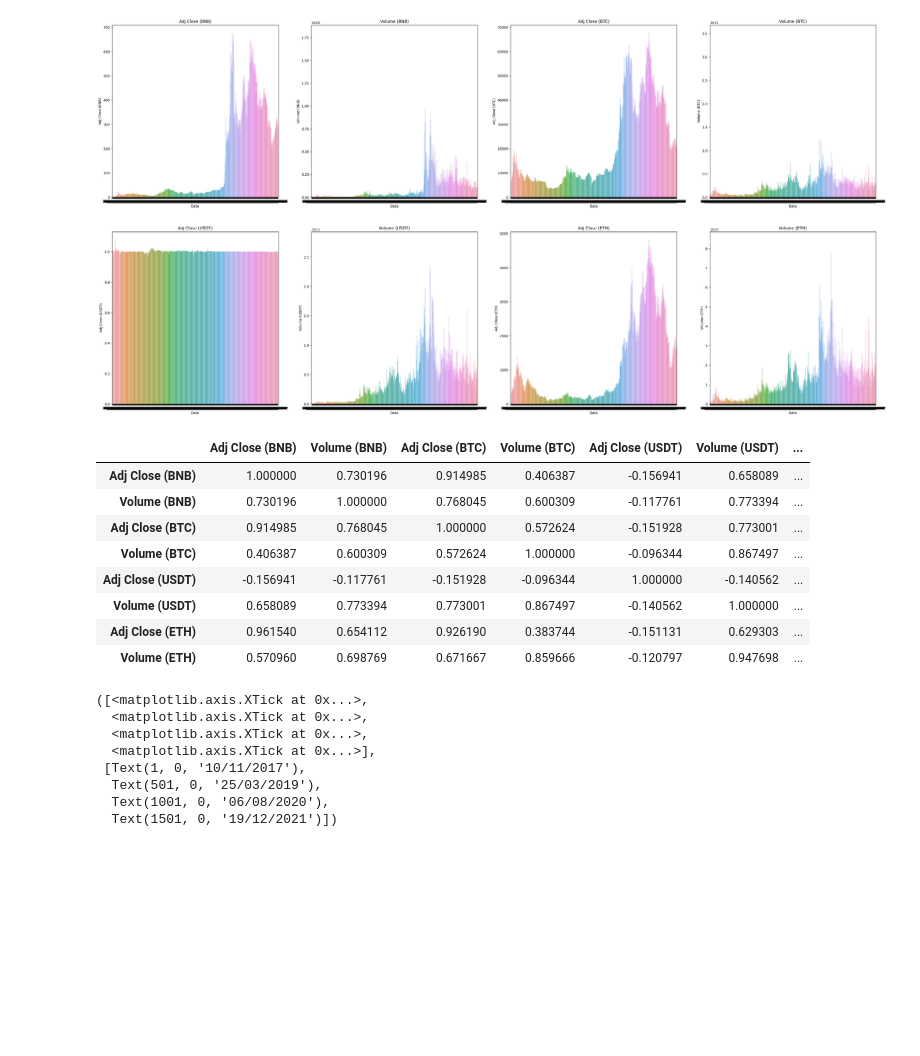
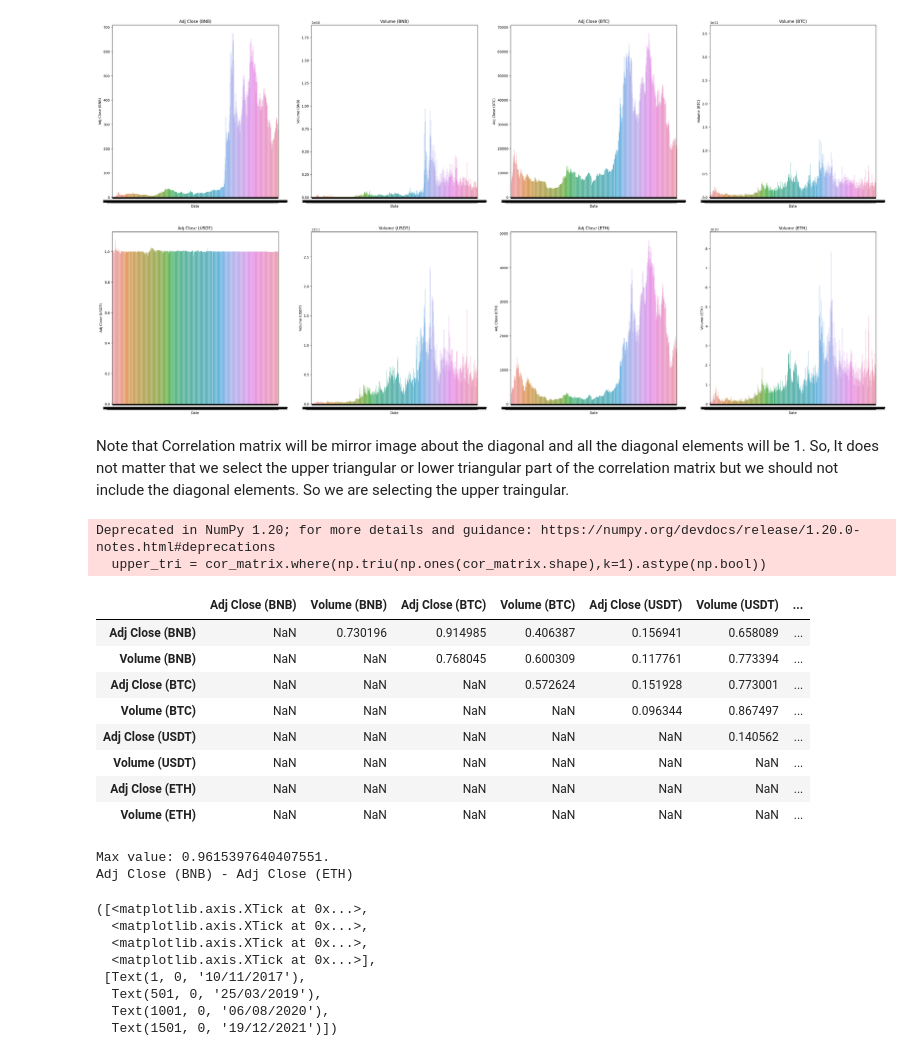
Before and after one commit to Terlok/DataScience, a Jupyter notebook: CourseWork/Code.ipynb, the cells around one changed output. Drawn from its saved outputs; the diff is of its cells as text; code cells hidden in the pictures; blank space fills up the shorter version.

```diff
--- a/CourseWork/Code.ipynb
+++ b/CourseWork/Code.ipynb
@@ -217,16 +218,34 @@ for i in range(8):
   axes[int(i/4), i%4].set_title(f'{columns[i]}')
 # %% [output]
 [figure]
-# %%
-data_normalized.corr(method='pearson')
-# %% [output]
-|  | Adj Close (BNB) | Volume (BNB) | Adj Close (BTC) | Volume (BTC) | Adj Close (USDT) | Volume (USDT) | ... |
-| Adj Close (BNB) | 1.000000 | 0.730196 | 0.914985 | 0.406387 | -0.156941 | 0.658089 | ... |
-| Volume (BNB) | 0.730196 | 1.000000 | 0.768045 | 0.600309 | -0.117761 | 0.773394 | ... |
-| Adj Close (BTC) | 0.914985 | 0.768045 | 1.000000 | 0.572624 | -0.151928 | 0.773001 | ... |
-| Volume (BTC) | 0.406387 | 0.600309 | 0.572624 | 1.000000 | -0.096344 | 0.867497 | ... |
-| Adj Close (USDT) | -0.156941 | -0.117761 | -0.151928 | -0.096344 | 1.000000 | -0.140562 | ... |
-| Volume (USDT) | 0.658089 | 0.773394 | 0.773001 | 0.867497 | -0.140562 | 1.000000 | ... |
-| Adj Close (ETH) | 0.961540 | 0.654112 | 0.926190 | 0.383744 | -0.151131 | 0.629303 | ... |
-| Volume (ETH) | 0.570960 | 0.698769 | 0.671667 | 0.859666 | -0.120797 | 0.947698 | ... |
+# %% [markdown]
+Note that Correlation matrix will be mirror image about the diagonal and all the diagonal elements will be 1. So, It does not matter that we select the upper triangular or lower triangular part of the correlation matrix but we should not include the diagonal elements. So we are selecting the upper traingular.
+# %%
+cor_matrix = data_normalized.corr(method='pearson').abs()
+upper_tri = cor_matrix.where(np.triu(np.ones(cor_matrix.shape),k=1).astype(np.bool))
+upper_tri
+# %% [output]
+Deprecated in NumPy 1.20; for more details and guidance: https://numpy.org/devdocs/release/1.20.0-notes.html#deprecations
+  upper_tri = cor_matrix.where(np.triu(np.ones(cor_matrix.shape),k=1).astype(np.bool))
+|  | Adj Close (BNB) | Volume (BNB) | Adj Close (BTC) | Volume (BTC) | Adj Close (USDT) | Volume (USDT) | ... |
+| Adj Close (BNB) | NaN | 0.730196 | 0.914985 | 0.406387 | 0.156941 | 0.658089 | ... |
+| Volume (BNB) | NaN | NaN | 0.768045 | 0.600309 | 0.117761 | 0.773394 | ... |
+| Adj Close (BTC) | NaN | NaN | NaN | 0.572624 | 0.151928 | 0.773001 | ... |
+| Volume (BTC) | NaN | NaN | NaN | NaN | 0.096344 | 0.867497 | ... |
+| Adj Close (USDT) | NaN | NaN | NaN | NaN | NaN | 0.140562 | ... |
+| Volume (USDT) | NaN | NaN | NaN | NaN | NaN | NaN | ... |
+| Adj Close (ETH) | NaN | NaN | NaN | NaN | NaN | NaN | ... |
+| Volume (ETH) | NaN | NaN | NaN | NaN | NaN | NaN | ... |
+# %%
+some_max_value = 0
+result = {'Row': None, 'Column': None}
+
+for i in upper_tri.columns[1:]:
+    if some_max_value < max(upper_tri[i].tolist()):
+        some_max_value = max(upper_tri[i].tolist())
+        result.update({'Row': upper_tri.columns[upper_tri[i].tolist().index(some_max_value)], 'Column': i})
+print( f"Max value: {some_max_value}.\n{result['Row']} - {result['Column']} ")
+# %% [output]
+Max value: 0.9615397640407551.
+Adj Close (BNB) - Adj Close (ETH)
 # %%
```
Also changed, not shown: parts of 5 cells of this notebook.
